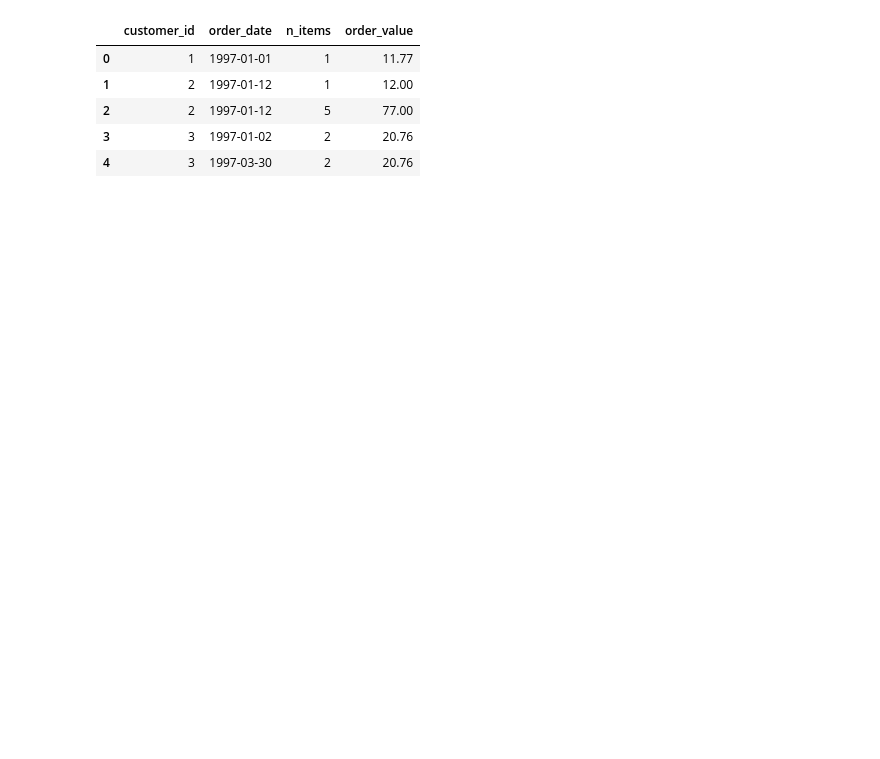
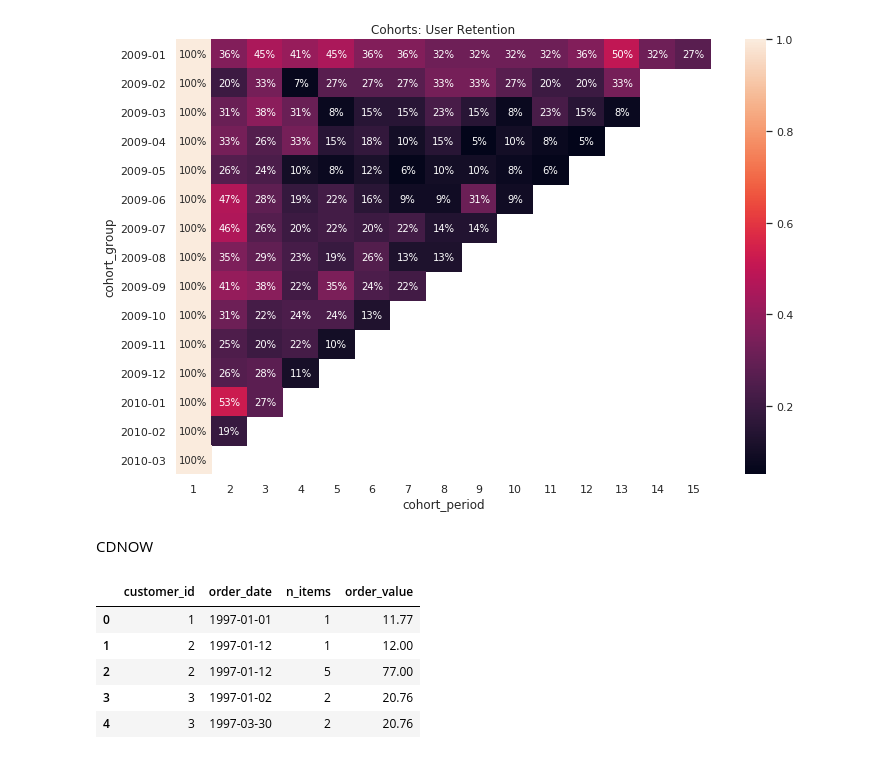
Before and after one commit to pfcor/pycrm, a Jupyter notebook: pycrm-dev-nb.ipynb, the cells around one changed output. Drawn from its saved outputs; the diff is of its cells as text; code cells hidden in the pictures; blank space fills up the shorter version.

Commit message:
tests cohort analysis

```diff
--- a/pycrm-dev-nb.ipynb
+++ b/pycrm-dev-nb.ipynb
@@ -8,0 +39,20 @@ import pycrm
+# %%
+grouped = df.groupby(['cohort_group', "order_period"])
+
+# count the unique users, orders, and total revenue per Group + Period
+cohorts = (
+    grouped.agg(
+        {
+            'customer_id': pd.Series.nunique,
+            'order_id': pd.Series.nunique,
+            'order_value': np.sum
+        }
+    )
+).rename(
+    columns={
+        'customer_id': 'total_users',
+        'order_id': 'total_orders'
+    }
+)
+
+cohorts.head()
@@ -8,0 +92,5 @@ import pycrm
+# %%
+# reindex the DataFrame
+cohorts = cohorts.reset_index()
+cohorts = cohorts.set_index(['cohort_group', 'cohort_period'])
+cohorts.head()
@@ -8,0 +105,4 @@ import pycrm
+# %%
+# create a Series holding the total size of each CohortGroup
+cohort_group_size = cohorts['total_users'].groupby(level=0).first()
+cohort_group_size.head()
@@ -8,0 +127,3 @@ import pycrm
+# %%
+user_retention = cohorts['total_users'].unstack(0) / (cohort_group_size)
+user_retention.head(10)
@@ -9,3 +143,11 @@ import pycrm
+# %%
+plt.figure(figsize=(12, 8))
+plt.title('Cohorts: User Retention')
+sns.heatmap(user_retention.T, mask=user_retention.T.isnull(), annot=True, fmt='.0%');
+# %% [output]
+[figure, added]
+# %% [markdown]
+CDNOW
 # %%
 df_cdnow = pycrm.datasets.load_cdnow_dataset()
 # %%
```
Also changed, not shown: parts of 15 cells of this notebook.
